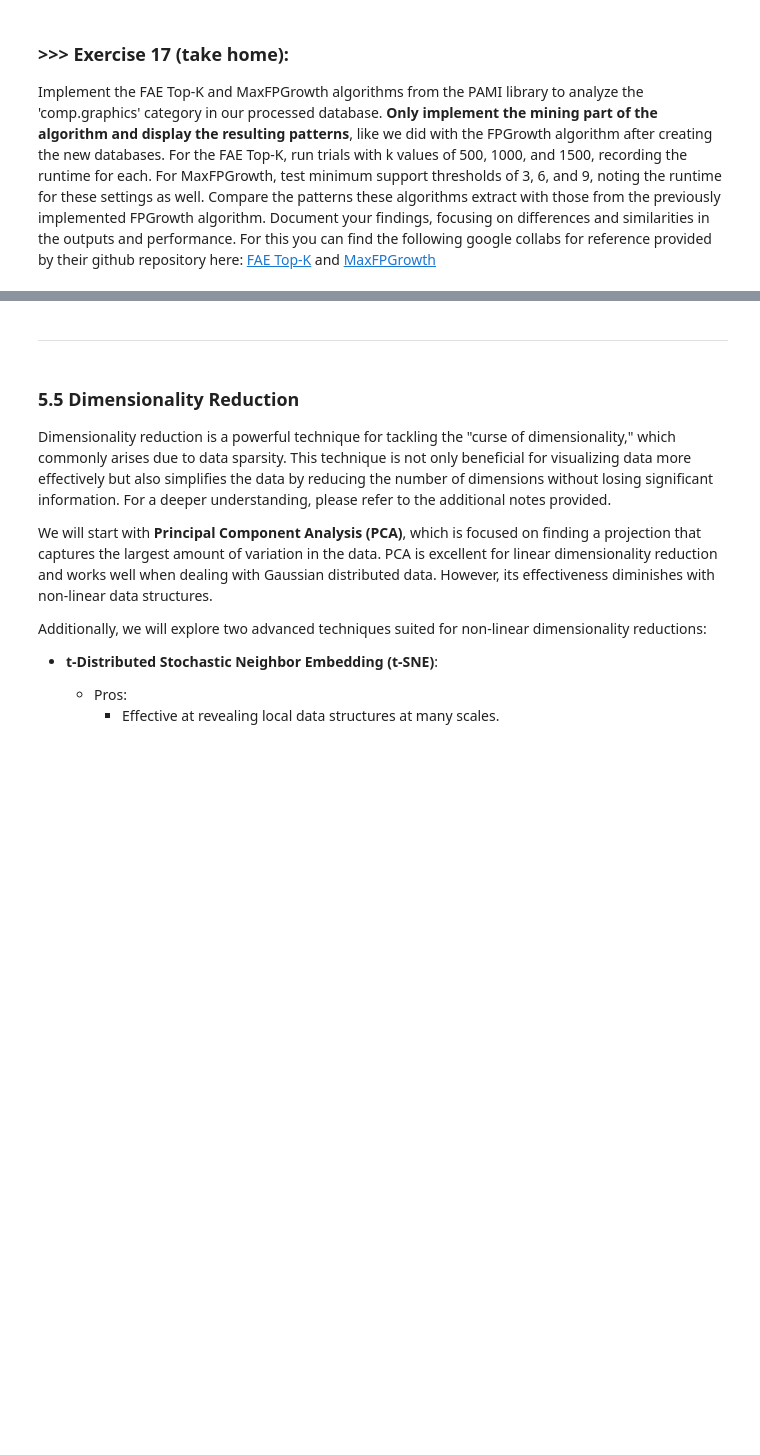
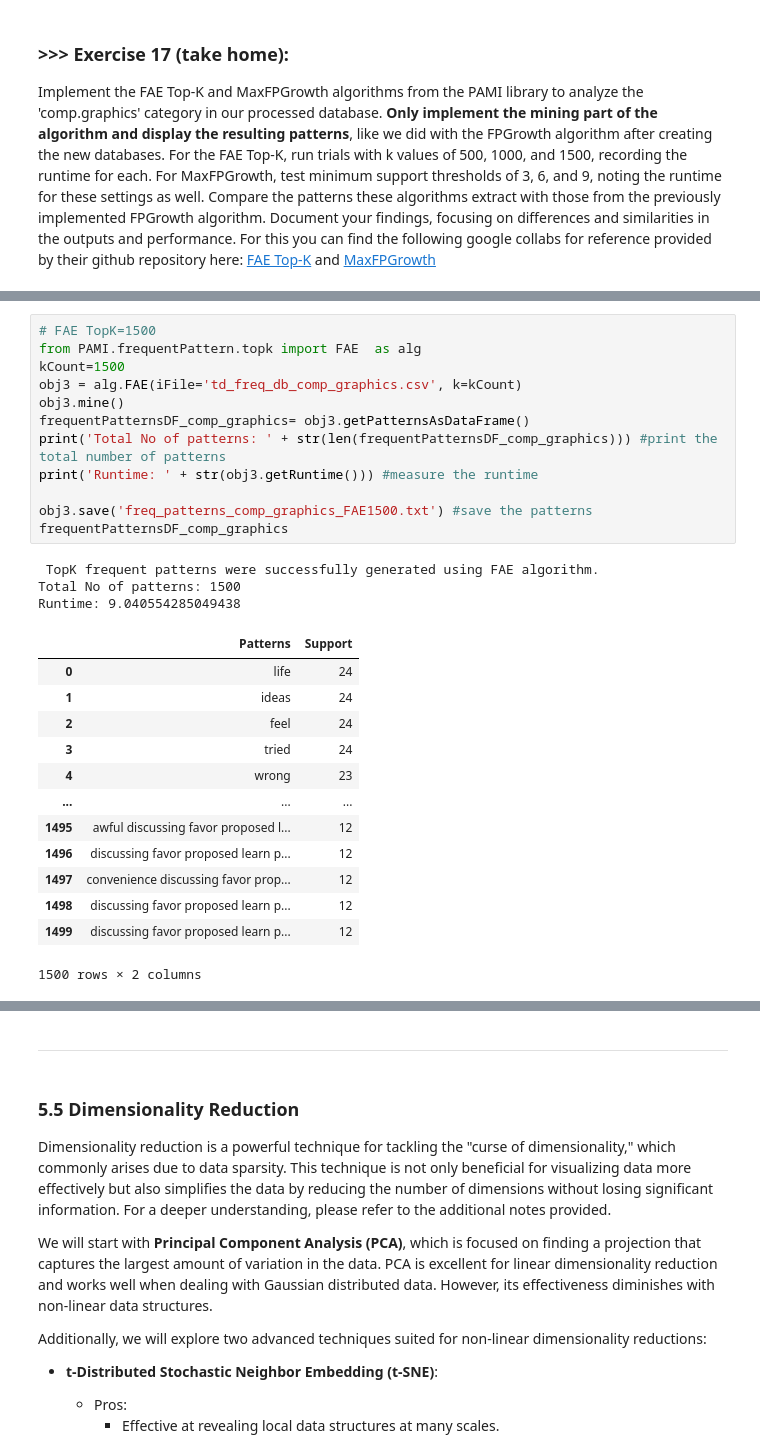
Before and after one commit to lu1hOAO/DM2025-Lab1-Exercise, a Jupyter notebook: DM2025-Lab1-Master.ipynb, the cells around one changed output, grey strips where cells are left out. Saved outputs shown, nothing was run; the diff lists cells and outputs as text; blank space fills up the shorter version.

```diff
--- a/DM2025-Lab1-Master.ipynb
+++ b/DM2025-Lab1-Master.ipynb
@@ -1965,0 +2029,29 @@ Implement the FAE Top-K and MaxFPGrowth algorithms from the PAMI library to anal
+# %%
+# FAE TopK=1500
+from PAMI.frequentPattern.topk import FAE  as alg
+kCount=1500
+obj3 = alg.FAE(iFile='td_freq_db_comp_graphics.csv', k=kCount)
+obj3.mine()
+frequentPatternsDF_comp_graphics= obj3.getPatternsAsDataFrame()
+print('Total No of patterns: ' + str(len(frequentPatternsDF_comp_graphics))) #print the total number of patterns
+print('Runtime: ' + str(obj3.getRuntime())) #measure the runtime
+
+obj3.save('freq_patterns_comp_graphics_FAE1500.txt') #save the patterns
+frequentPatternsDF_comp_graphics
+# %% [output]
+ TopK frequent patterns were successfully generated using FAE algorithm.
+Total No of patterns: 1500
+Runtime: 9.040554285049438
+|  | Patterns | Support |
+| 0 | life | 24 |
+| 1 | ideas | 24 |
+| 2 | feel | 24 |
+| 3 | tried | 24 |
+| 4 | wrong | 23 |
+| ... | ... | ... |
+| 1495 | awful discussing favor proposed l... | 12 |
+| 1496 | discussing favor proposed learn p... | 12 |
+| 1497 | convenience discussing favor prop... | 12 |
+| 1498 | discussing favor proposed learn p... | 12 |
+| 1499 | discussing favor proposed learn p... | 12 |
+1500 rows × 2 columns
```
Also changed, not shown: parts of 41 cells of this notebook, 8 other files.
